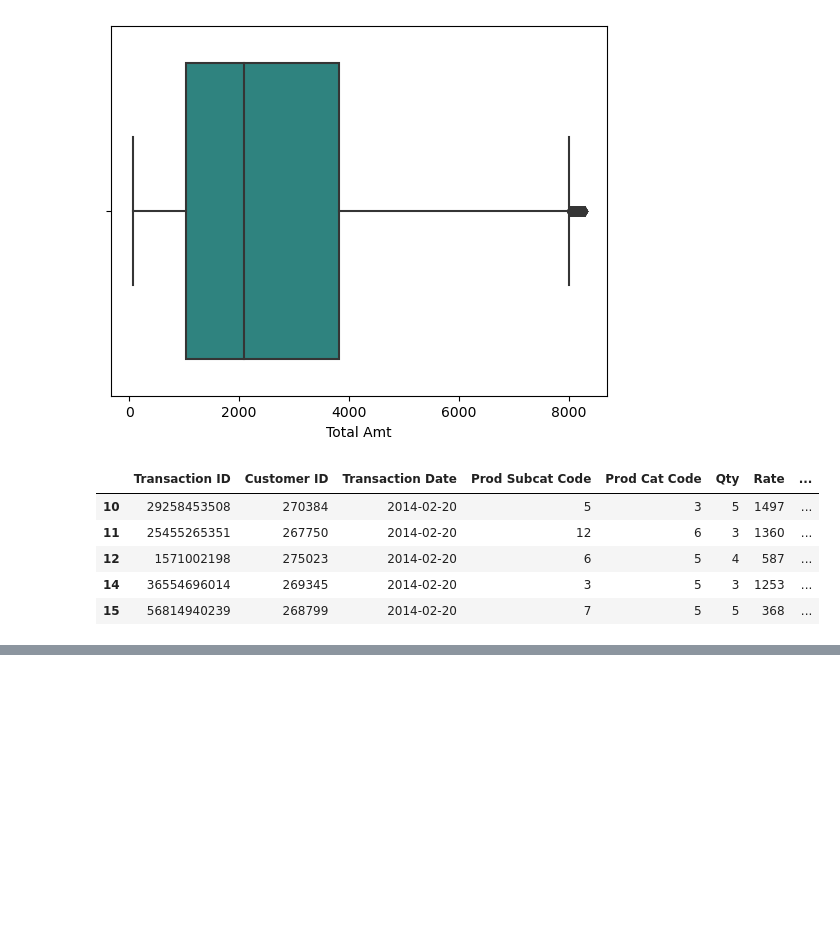
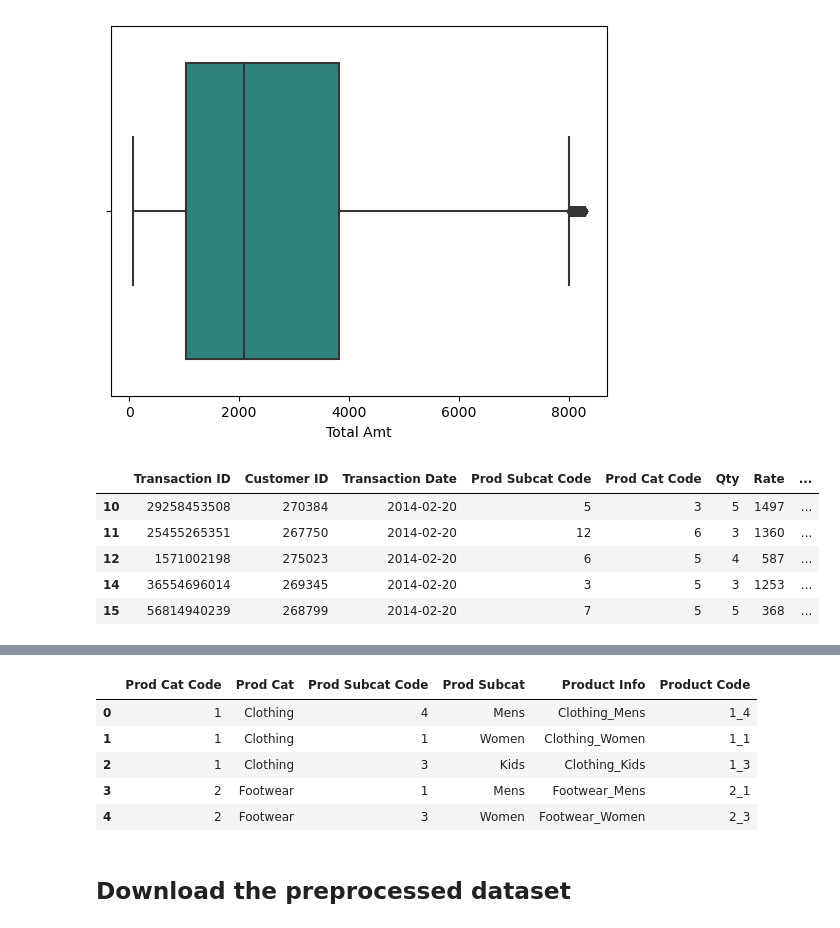
Before and after one commit to Khair1212/Ret-opt, a Jupyter notebook: Notebooks/EDA and Data Preprocessing.ipynb, the cells around one changed output, grey strips where cells are left out. Drawn from its saved outputs; the diff is of its cells as text; code cells hidden in the pictures; blank space fills up the shorter version.

```diff
--- a/Customer Segmentation.ipynb
+++ b/Notebooks/EDA and Data Preprocessing.ipynb
@@ -247,0 +310,17 @@ tran_df2.head()
+# %%
+#merge 'Prod Cat' with 'Prod Subcat'
+prod_df2['Product Info'] = prod_df2['Prod Cat'].astype(str) + '_'+ prod_df2['Prod Subcat'].astype(str)
+# %%
+#merge 'Prod Cat Code' and 'Prod Subcat Code'
+prod_df2['Product Code'] = prod_df2['Prod Cat Code'].astype(str) + '_'+ prod_df2['Prod Subcat Code'].astype(str)
+# %%
+prod_df2.head()
+# %% [output]
+|  | Prod Cat Code | Prod Cat | Prod Subcat Code | Prod Subcat | Product Info | Product Code |
+| 0 | 1 | Clothing | 4 | Mens | Clothing_Mens | 1_4 |
+| 1 | 1 | Clothing | 1 | Women | Clothing_Women | 1_1 |
+| 2 | 1 | Clothing | 3 | Kids | Clothing_Kids | 1_3 |
+| 3 | 2 | Footwear | 1 | Mens | Footwear_Mens | 2_1 |
+| 4 | 2 | Footwear | 3 | Women | Footwear_Women | 2_3 |
+# %% [markdown]
+## Download the preprocessed dataset
```
Also changed, not shown: parts of 13 cells of this notebook, 11 other files.
